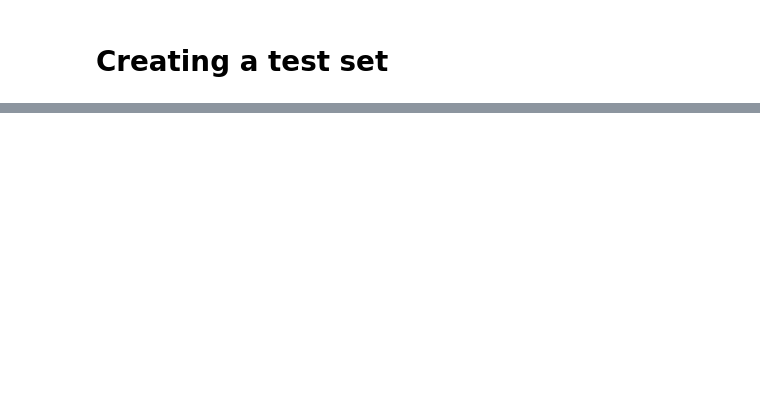
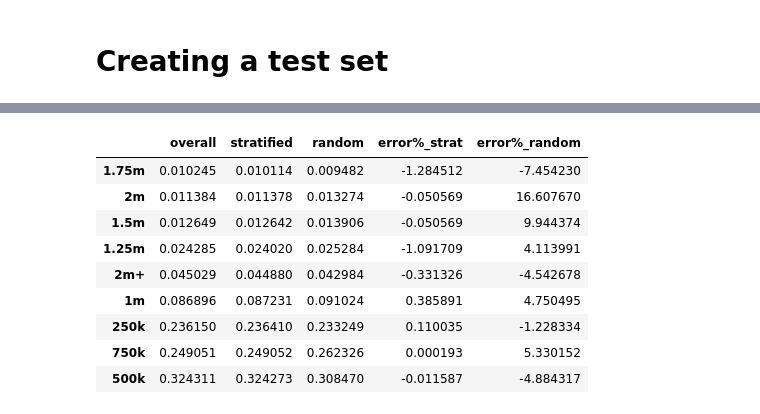
Before and after one commit to zachmort/Vehicle-Prediction, a Jupyter notebook: prediciton.ipynb, the cells around one changed output, grey strips where cells are left out. Cells and saved outputs as stored; diff of their text form; code cells hidden in the pictures; blank space fills up the shorter version.

```diff
--- a/prediciton.ipynb
+++ b/prediciton.ipynb
@@ -137,4 +290,4 @@ np.random.seed(180)
 # %%
 from sklearn.model_selection import train_test_split
 
-train_set, test_set = train_test_split(DF_car_data, test_size=.2, random_state=180)
+train_set, test_set = train_test_split(DF_car_data, test_size=0.2, random_state=180)
@@ -140,0 +305,25 @@ train_set, test_set = train_test_split(DF_car_data, test_size=.2, random_state=1
+# %%
+def selling_price_cat_proportions(data):
+    return data['selling_price_cat'].value_counts()/len(data)
+
+compare_proportions = pd.DataFrame({
+    'overall' : selling_price_cat_proportions(DF_car_data),
+    'stratified' : selling_price_cat_proportions(strat_test_set),
+    'random' : selling_price_cat_proportions(test_set)
+}).sort_values('overall')
+
+compare_proportions['error%_strat'] = 100 * compare_proportions['stratified']/compare_proportions['overall'] - 100
+compare_proportions['error%_random'] = 100* compare_proportions['random']/compare_proportions['overall'] - 100
+# %%
+compare_proportions
+# %% [output]
+|  | overall | stratified | random | error%_strat | error%_random |
+| 1.75m | 0.010245 | 0.010114 | 0.009482 | -1.284512 | -7.454230 |
+| 2m | 0.011384 | 0.011378 | 0.013274 | -0.050569 | 16.607670 |
+| 1.5m | 0.012649 | 0.012642 | 0.013906 | -0.050569 | 9.944374 |
+| 1.25m | 0.024285 | 0.024020 | 0.025284 | -1.091709 | 4.113991 |
+| 2m+ | 0.045029 | 0.044880 | 0.042984 | -0.331326 | -4.542678 |
+| 1m | 0.086896 | 0.087231 | 0.091024 | 0.385891 | 4.750495 |
+| 250k | 0.236150 | 0.236410 | 0.233249 | 0.110035 | -1.228334 |
+| 750k | 0.249051 | 0.249052 | 0.262326 | 0.000193 | 5.330152 |
+| 500k | 0.324311 | 0.324273 | 0.308470 | -0.011587 | -4.884317 |
```
Also changed, not shown: parts of 48 cells of this notebook, 1 other file.
